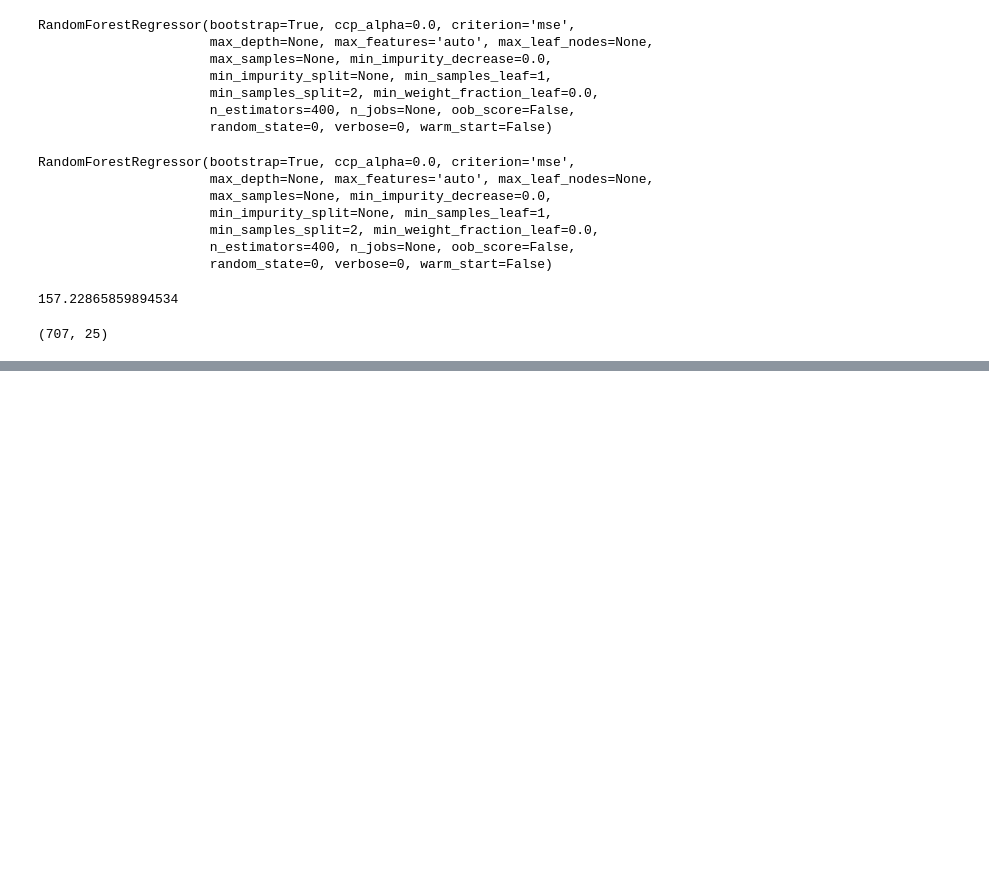
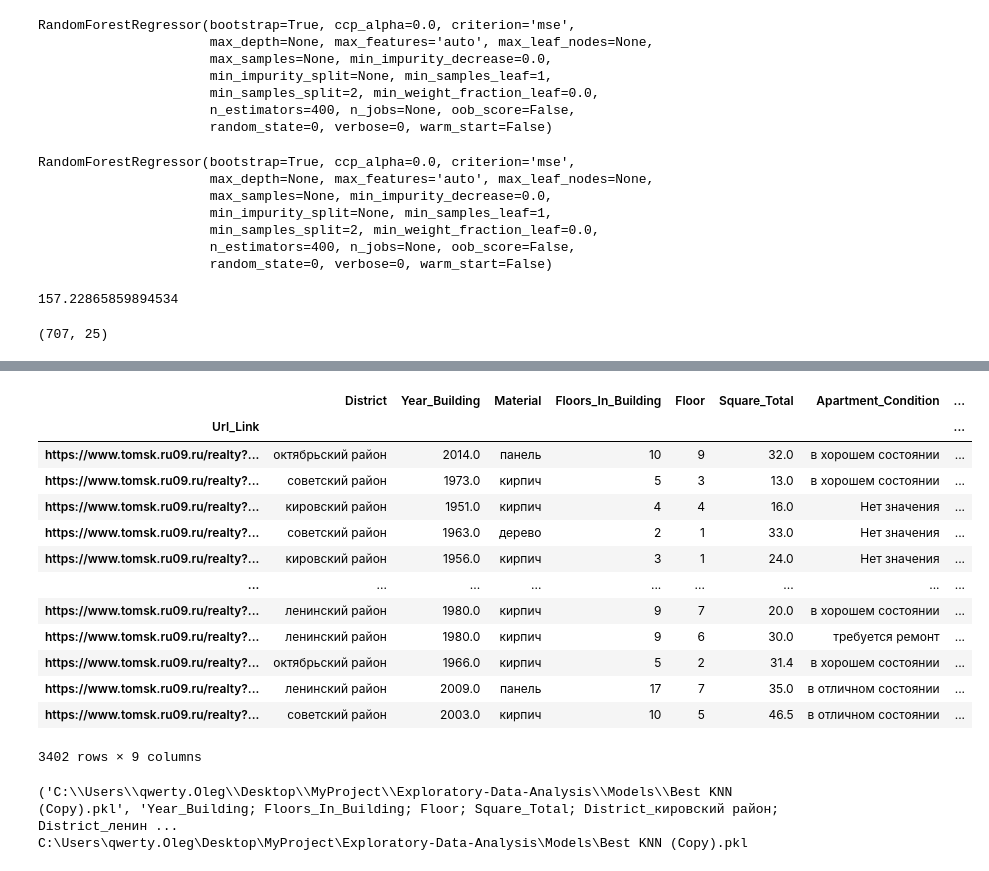
Before and after one commit to balov-oa/Exploratory-Data-Analysis, a Jupyter notebook: Data Processing.ipynb, the cells around one changed output, grey strips where cells are left out. Drawn from its saved outputs; the diff is of its cells as text; code cells hidden in the pictures; blank space fills up the shorter version.

```diff
--- a/Data Processing.ipynb
+++ b/Data Processing.ipynb
@@ -1500,0 +1595,22 @@ test = df_room_1.loc[X_test.index].join(test_predict)
+# %%
+test2[clean(df_room_1).drop(['Date_Add', 'Date_Expiration', 'Address', 'Price', 'Not_Used', 'Not_Used_Description'], axis=1).columns]
+# %% [output]
+|  | District | Year_Building | Material | Floors_In_Building | Floor | Square_Total | Apartment_Condition | ... |
+| Url_Link |  |  |  |  |  |  |  | ... |
+| https://www.tomsk.ru09.ru/realty?... | октябрьский район | 2014.0 | панель | 10 | 9 | 32.0 | в хорошем состоянии | ... |
+| https://www.tomsk.ru09.ru/realty?... | советский район | 1973.0 | кирпич | 5 | 3 | 13.0 | в хорошем состоянии | ... |
+| https://www.tomsk.ru09.ru/realty?... | кировский район | 1951.0 | кирпич | 4 | 4 | 16.0 | Нет значения | ... |
+| https://www.tomsk.ru09.ru/realty?... | советский район | 1963.0 | дерево | 2 | 1 | 33.0 | Нет значения | ... |
+| https://www.tomsk.ru09.ru/realty?... | кировский район | 1956.0 | кирпич | 3 | 1 | 24.0 | Нет значения | ... |
+| ... | ... | ... | ... | ... | ... | ... | ... | ... |
+| https://www.tomsk.ru09.ru/realty?... | ленинский район | 1980.0 | кирпич | 9 | 7 | 20.0 | в хорошем состоянии | ... |
+| https://www.tomsk.ru09.ru/realty?... | ленинский район | 1980.0 | кирпич | 9 | 6 | 30.0 | требуется ремонт | ... |
+| https://www.tomsk.ru09.ru/realty?... | октябрьский район | 1966.0 | кирпич | 5 | 2 | 31.4 | в хорошем состоянии | ... |
+| https://www.tomsk.ru09.ru/realty?... | ленинский район | 2009.0 | панель | 17 | 7 | 35.0 | в отличном состоянии | ... |
+| https://www.tomsk.ru09.ru/realty?... | советский район | 2003.0 | кирпич | 10 | 5 | 46.5 | в отличном состоянии | ... |
+3402 rows × 9 columns
+# %%
+test3_predict = predict('Best KNN (Copy).pkl', test3)
+# %% [output]
+('C:\\Users\\qwerty.Oleg\\Desktop\\MyProject\\Exploratory-Data-Analysis\\Models\\Best KNN (Copy).pkl', 'Year_Building; Floors_In_Building; Floor; Square_Total; District_кировский район; District_ленин ...
+C:\Users\qwerty.Oleg\Desktop\MyProject\Exploratory-Data-Analysis\Models\Best KNN (Copy).pkl
```
Also changed, not shown: parts of 22 cells of this notebook.
